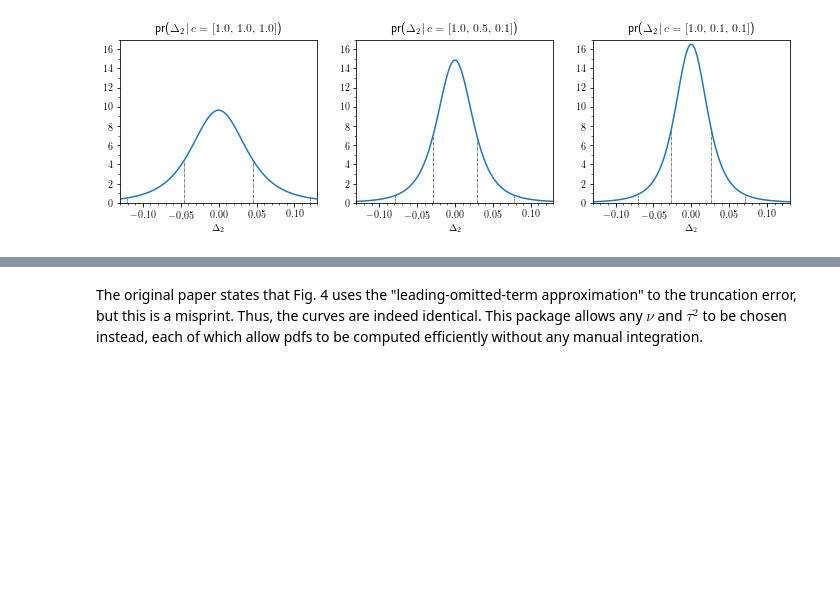
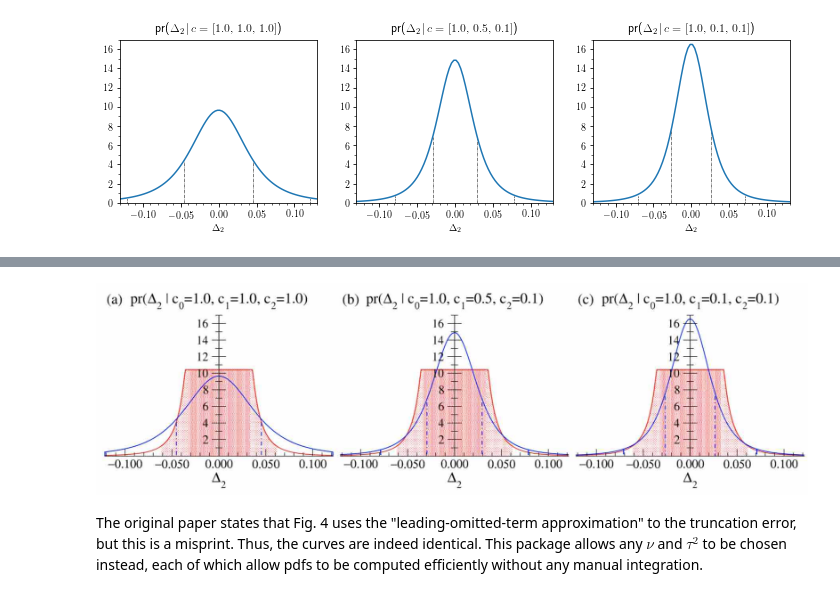
Before and after one commit to buqeye/gsum, a Jupyter notebook: docs/notebooks/truncation_recap.ipynb, the cells around one changed output, grey strips where cells are left out. Drawn from its saved outputs; the diff is of its cells as text; code cells hidden in the pictures; blank space fills up the shorter version.

Commit message:
Fixed images, green math text for documentation

```diff
--- a/docs/notebooks/truncation_recap.ipynb
+++ b/docs/notebooks/truncation_recap.ipynb
@@ -13,6 +14,8 @@ import h5py
 %matplotlib inline
 # %%
 mpl.rcParams['text.usetex'] = True
+WIDE_IMG_WIDTH = 800
+NARROW_IMG_WIDTH = 400
 # %% [markdown]
 # Bayesian truncation errors in chiral effective field theory: A Pointwise Approach
 
@@ -148,3 +141,7 @@ Compare the above figure with the blue curves from Fig. 4 in Furnstahl et al., r
+# %%
+Image('../images/Furnstahl_fig4.jpg', width=WIDE_IMG_WIDTH)
+# %% [output]
+[figure, added]
 # %% [markdown]
 The original paper states that Fig. 4 uses the "leading-omitted-term approximation" to the truncation error, but this is a misprint. Thus, the curves are indeed identical. This package allows any $\nu$ and $\tau^2$ to be chosen instead, each of which allow pdfs to be computed efficiently without any manual integration.
 # %% [markdown]
```
Also changed, not shown: parts of 24 cells of this notebook, 10 other files.
